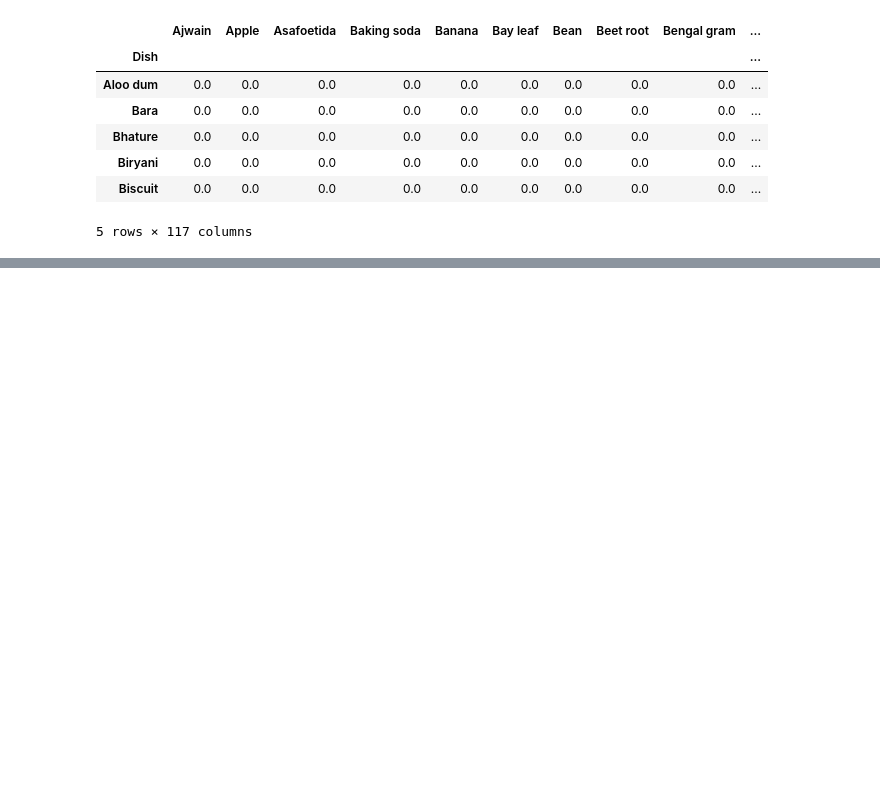
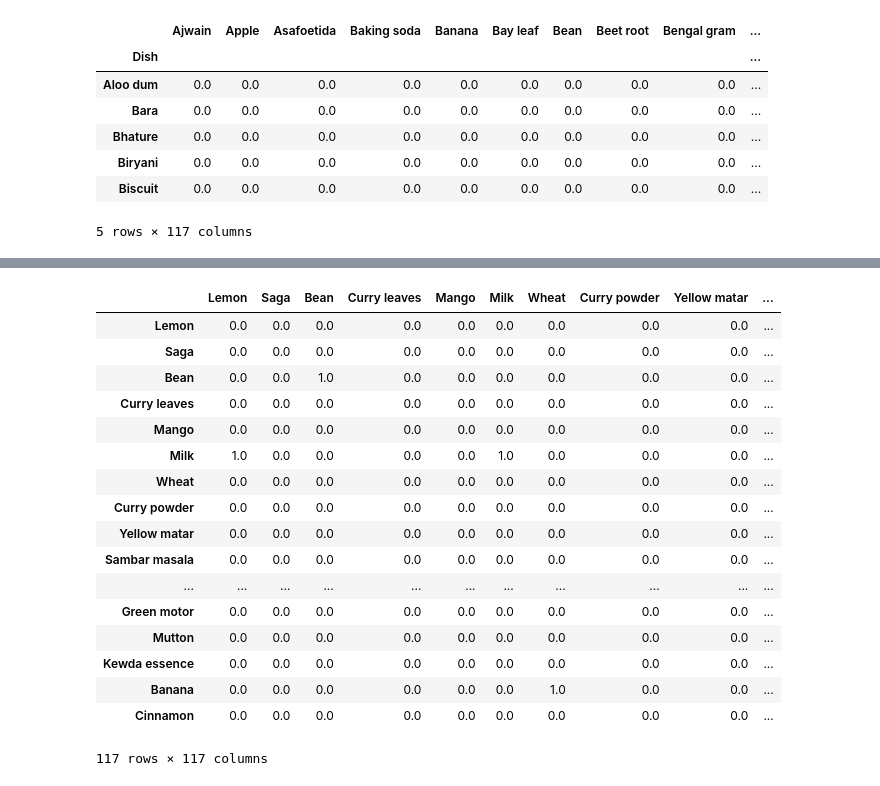
Before and after one commit to rochiecuevas/FoodChoice, a Jupyter notebook: Expert_Elicitation.ipynb, the cells around one changed output, grey strips where cells are left out. Saved outputs shown, nothing was run; the diff lists cells and outputs as text; code cells hidden in the pictures; blank space fills up the shorter version.

```diff
--- a/Expert_Elicitation.ipynb
+++ b/Expert_Elicitation.ipynb
@@ -631,0 +769,44 @@ dfs_ing2[1].head()
+# %%
+# Create a list of dictionaries of dish lists by occasion
+# 0 = Odisha; 1 = West Bengal
+dicts_ing_state = [dfs_ing[x].groupby("Dish")["Ingredient2"].apply(list).to_dict()\
+                   for x in range(0, len(dfs_ing))]
+
+# Create a list of dish lists
+dish_ing_lists = [[dicts_ing_state[x][y] for y in dicts_ing_state[x]] \
+              for x in range(0, len(dicts_ing_state))]
+# %%
+# Create a list of co-occurrence matrices
+coo_matrices_ing = []
+for x in range(0, len(states)):
+    data = list(itertools.chain.from_iterable(dish_ing_lists[x])) # flat list of dishes
+    matrix, vocab_index = coo_matrix(data)
+    data_matrix = pd.DataFrame(matrix, index=vocab_index, columns=vocab_index)
+
+    # Save the co-occurrence matrix as csv
+    data_matrix.to_csv(f"coo-matrix_ing_{states[x]}.csv", header = True)
+
+    # Append co-occurrence matrix to list
+    coo_matrices_ing.append(data_matrix)
+# %%
+# Preview one of the co-occurrence matrices
+coo_matrices_ing[0]
+# %% [output]
+|  | Lemon | Saga | Bean | Curry leaves | Mango | Milk | Wheat | Curry powder | Yellow matar | ... |
+| Lemon | 0.0 | 0.0 | 0.0 | 0.0 | 0.0 | 0.0 | 0.0 | 0.0 | 0.0 | ... |
+| Saga | 0.0 | 0.0 | 0.0 | 0.0 | 0.0 | 0.0 | 0.0 | 0.0 | 0.0 | ... |
+| Bean | 0.0 | 0.0 | 1.0 | 0.0 | 0.0 | 0.0 | 0.0 | 0.0 | 0.0 | ... |
+| Curry leaves | 0.0 | 0.0 | 0.0 | 0.0 | 0.0 | 0.0 | 0.0 | 0.0 | 0.0 | ... |
+| Mango | 0.0 | 0.0 | 0.0 | 0.0 | 0.0 | 0.0 | 0.0 | 0.0 | 0.0 | ... |
+| Milk | 1.0 | 0.0 | 0.0 | 0.0 | 0.0 | 1.0 | 0.0 | 0.0 | 0.0 | ... |
+| Wheat | 0.0 | 0.0 | 0.0 | 0.0 | 0.0 | 0.0 | 0.0 | 0.0 | 0.0 | ... |
+| Curry powder | 0.0 | 0.0 | 0.0 | 0.0 | 0.0 | 0.0 | 0.0 | 0.0 | 0.0 | ... |
+| Yellow matar | 0.0 | 0.0 | 0.0 | 0.0 | 0.0 | 0.0 | 0.0 | 0.0 | 0.0 | ... |
+| Sambar masala | 0.0 | 0.0 | 0.0 | 0.0 | 0.0 | 0.0 | 0.0 | 0.0 | 0.0 | ... |
+| ... | ... | ... | ... | ... | ... | ... | ... | ... | ... | ... |
+| Green motor | 0.0 | 0.0 | 0.0 | 0.0 | 0.0 | 0.0 | 0.0 | 0.0 | 0.0 | ... |
+| Mutton | 0.0 | 0.0 | 0.0 | 0.0 | 0.0 | 0.0 | 0.0 | 0.0 | 0.0 | ... |
+| Kewda essence | 0.0 | 0.0 | 0.0 | 0.0 | 0.0 | 0.0 | 0.0 | 0.0 | 0.0 | ... |
+| Banana | 0.0 | 0.0 | 0.0 | 0.0 | 0.0 | 0.0 | 1.0 | 0.0 | 0.0 | ... |
+| Cinnamon | 0.0 | 0.0 | 0.0 | 0.0 | 0.0 | 0.0 | 0.0 | 0.0 | 0.0 | ... |
+117 rows × 117 columns
```
Also changed, not shown: parts of 12 cells of this notebook.
